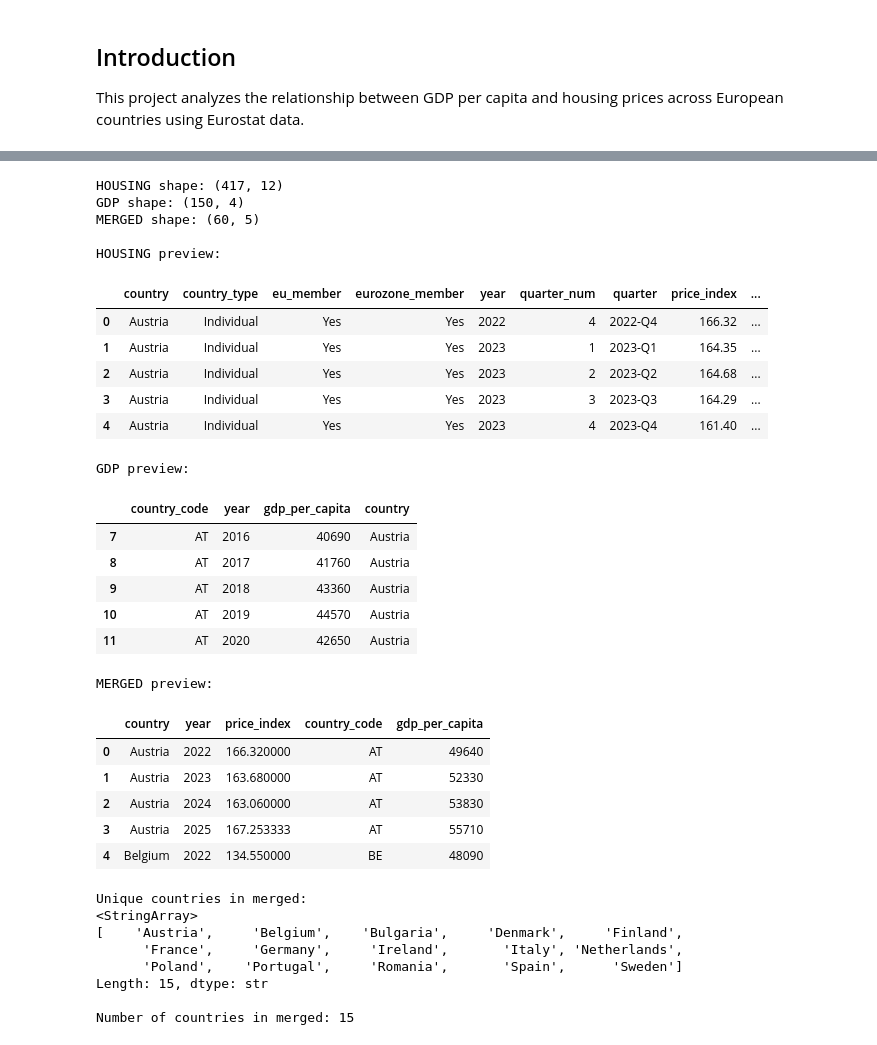
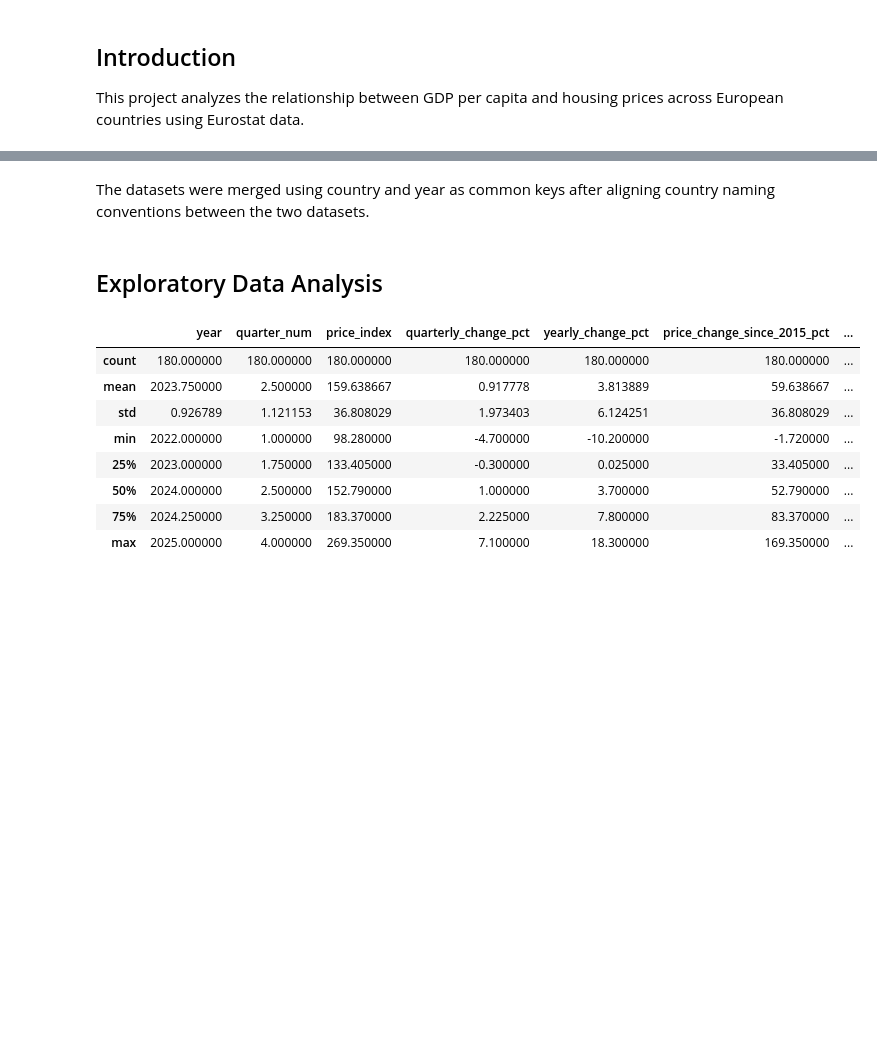
Before and after one commit to nikolaybyivanov/europe-housing-analysis, a Jupyter notebook: notebooks/01_start.ipynb, the cells around one changed output, grey strips where cells are left out. Cells and saved outputs as stored; diff of their text form; code cells hidden in the pictures; blank space fills up the shorter version.

```diff
--- a/notebooks/01_start.ipynb
+++ b/notebooks/01_start.ipynb
@@ -142,52 +98,16 @@ df.head()
-# %%
-print("HOUSING shape:", housing.shape)
-print("GDP shape:", gdp_clean.shape)
-print("MERGED shape:", df.shape)
-
-print("\nHOUSING preview:")
-display(housing.head())
-
-print("\nGDP preview:")
-display(gdp_clean.head())
-
-print("\nMERGED preview:")
-display(df.head())
-
-print("\nUnique countries in merged:")
-print(df["country"].unique())
-
-print("\nNumber of countries in merged:", df["country"].nunique())
-# %% [output]
-HOUSING shape: (417, 12)
-GDP shape: (150, 4)
-MERGED shape: (60, 5)
-
-HOUSING preview:
-|  | country | country_type | eu_member | eurozone_member | year | quarter_num | quarter | price_index | ... |
-| 0 | Austria | Individual | Yes | Yes | 2022 | 4 | 2022-Q4 | 166.32 | ... |
-| 1 | Austria | Individual | Yes | Yes | 2023 | 1 | 2023-Q1 | 164.35 | ... |
-| 2 | Austria | Individual | Yes | Yes | 2023 | 2 | 2023-Q2 | 164.68 | ... |
-| 3 | Austria | Individual | Yes | Yes | 2023 | 3 | 2023-Q3 | 164.29 | ... |
-| 4 | Austria | Individual | Yes | Yes | 2023 | 4 | 2023-Q4 | 161.40 | ... |
-GDP preview:
-|  | country_code | year | gdp_per_capita | country |
-| 7 | AT | 2016 | 40690 | Austria |
-| 8 | AT | 2017 | 41760 | Austria |
-| 9 | AT | 2018 | 43360 | Austria |
-| 10 | AT | 2019 | 44570 | Austria |
-| 11 | AT | 2020 | 42650 | Austria |
-MERGED preview:
-|  | country | year | price_index | country_code | gdp_per_capita |
-| 0 | Austria | 2022 | 166.320000 | AT | 49640 |
-| 1 | Austria | 2023 | 163.680000 | AT | 52330 |
-| 2 | Austria | 2024 | 163.060000 | AT | 53830 |
-| 3 | Austria | 2025 | 167.253333 | AT | 55710 |
-| 4 | Belgium | 2022 | 134.550000 | BE | 48090 |
-Unique countries in merged:
-<StringArray>
-[    'Austria',     'Belgium',    'Bulgaria',     'Denmark',     'Finland',
-      'France',     'Germany',     'Ireland',       'Italy', 'Netherlands',
-      'Poland',    'Portugal',     'Romania',       'Spain',      'Sweden']
-Length: 15, dtype: str
-
-Number of countries in merged: 15
+# %% [markdown]
+The datasets were merged using country and year as common keys after aligning country naming conventions between the two datasets.
+# %% [markdown]
+## Exploratory Data Analysis
+# %%
+df.describe()
+# %% [output]
+|  | year | quarter_num | price_index | quarterly_change_pct | yearly_change_pct | price_change_since_2015_pct | ... |
+| count | 180.000000 | 180.000000 | 180.000000 | 180.000000 | 180.000000 | 180.000000 | ... |
+| mean | 2023.750000 | 2.500000 | 159.638667 | 0.917778 | 3.813889 | 59.638667 | ... |
+| std | 0.926789 | 1.121153 | 36.808029 | 1.973403 | 6.124251 | 36.808029 | ... |
+| min | 2022.000000 | 1.000000 | 98.280000 | -4.700000 | -10.200000 | -1.720000 | ... |
+| 25% | 2023.000000 | 1.750000 | 133.405000 | -0.300000 | 0.025000 | 33.405000 | ... |
+| 50% | 2024.000000 | 2.500000 | 152.790000 | 1.000000 | 3.700000 | 52.790000 | ... |
+| 75% | 2024.250000 | 3.250000 | 183.370000 | 2.225000 | 7.800000 | 83.370000 | ... |
+| max | 2025.000000 | 4.000000 | 269.350000 | 7.100000 | 18.300000 | 169.350000 | ... |
```
Also changed, not shown: parts of 13 cells of this notebook, 1 other file.
